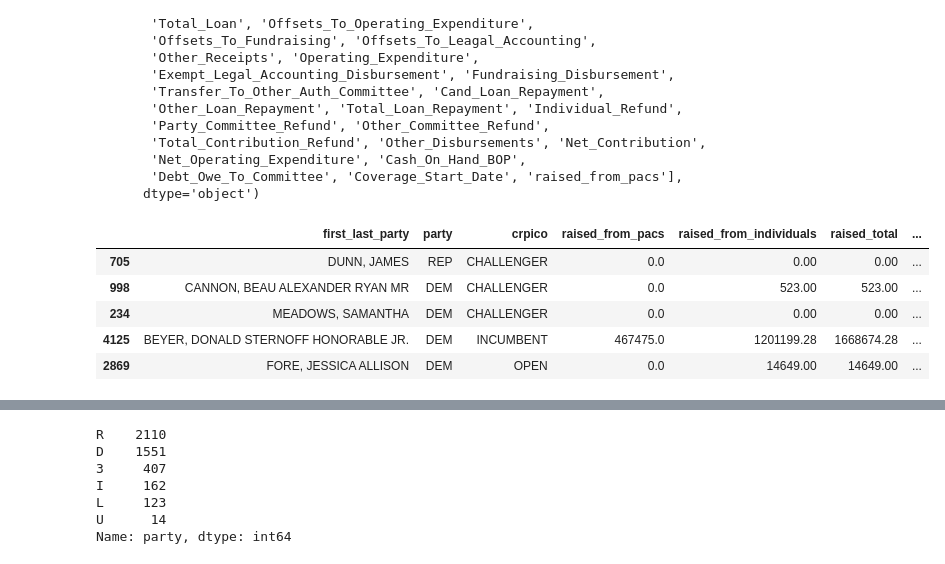
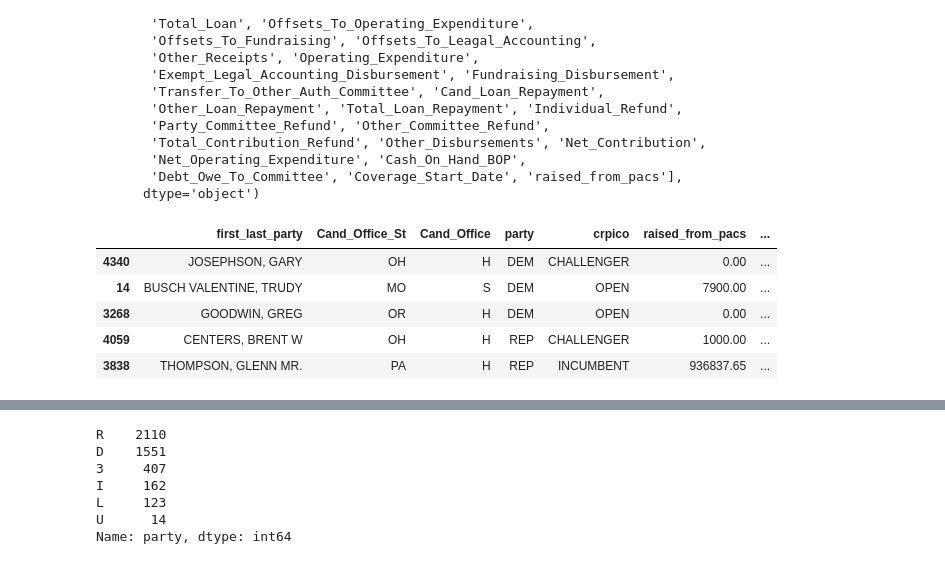
Before and after one commit to armyofkittens/Analyze-This-Campaign-Finance-Analysis, a Jupyter notebook: 2022_predictions_clean.ipynb, the cells around one changed output, grey strips where cells are left out. Cells and saved outputs as stored; diff of their text form; code cells hidden in the pictures.

Commit message:
keep state/office

```diff
--- a/2022_predictions_clean.ipynb
+++ b/2022_predictions_clean.ipynb
@@ -68,13 +68,13 @@ Index(['Link_Image', 'first_last_party', 'Cand_Id', 'Cand_Office',
        'Debt_Owe_To_Committee', 'Coverage_Start_Date', 'raised_from_pacs'],
       dtype='object')
 # %%
-cols_keep = ['first_last_party', 'party', 'crpico', 'raised_from_pacs', 'raised_from_individuals', 'raised_total', 'raised_unitemized']
+cols_keep = ['first_last_party', 'Cand_Office_St', 'Cand_Office', 'party', 'crpico', 'raised_from_pacs', 'raised_from_individuals', 'raised_total', 'raised_unitemized']
 df_2022 = df_2022[cols_keep]
 df_2022.sample(5)
 # %% [output]
-|  | first_last_party | party | crpico | raised_from_pacs | raised_from_individuals | raised_total | ... |
-| 705 | DUNN, JAMES | REP | CHALLENGER | 0.0 | 0.00 | 0.00 | ... |
-| 998 | CANNON, BEAU ALEXANDER RYAN MR | DEM | CHALLENGER | 0.0 | 523.00 | 523.00 | ... |
-| 234 | MEADOWS, SAMANTHA | DEM | CHALLENGER | 0.0 | 0.00 | 0.00 | ... |
-| 4125 | BEYER, DONALD STERNOFF HONORABLE JR. | DEM | INCUMBENT | 467475.0 | 1201199.28 | 1668674.28 | ... |
-| 2869 | FORE, JESSICA ALLISON | DEM | OPEN | 0.0 | 14649.00 | 14649.00 | ... |
+|  | first_last_party | Cand_Office_St | Cand_Office | party | crpico | raised_from_pacs | ... |
+| 4340 | JOSEPHSON, GARY | OH | H | DEM | CHALLENGER | 0.00 | ... |
+| 14 | BUSCH VALENTINE, TRUDY | MO | S | DEM | OPEN | 7900.00 | ... |
+| 3268 | GOODWIN, GREG | OR | H | DEM | OPEN | 0.00 | ... |
+| 4059 | CENTERS, BRENT W | OH | H | REP | CHALLENGER | 1000.00 | ... |
+| 3838 | THOMPSON, GLENN MR. | PA | H | REP | INCUMBENT | 936837.65 | ... |
```
Also changed, not shown: parts of 4 cells of this notebook.
